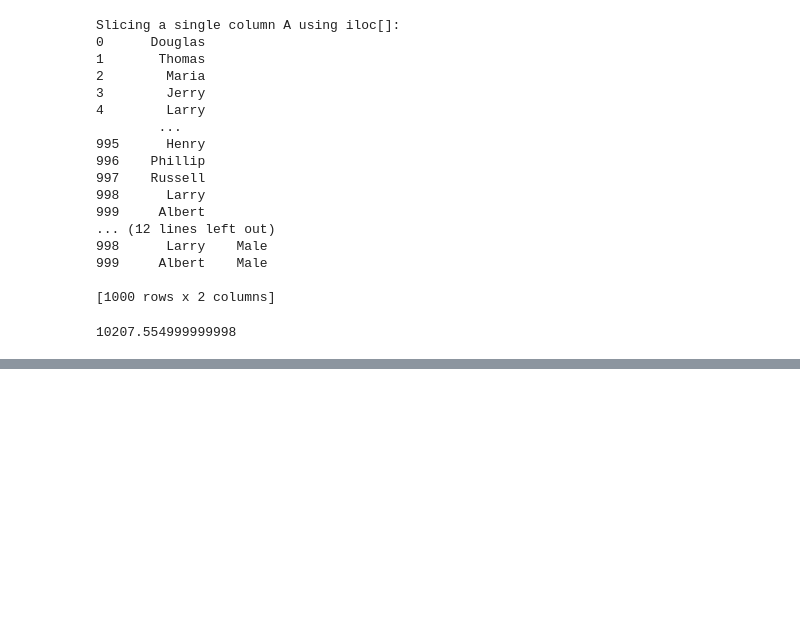
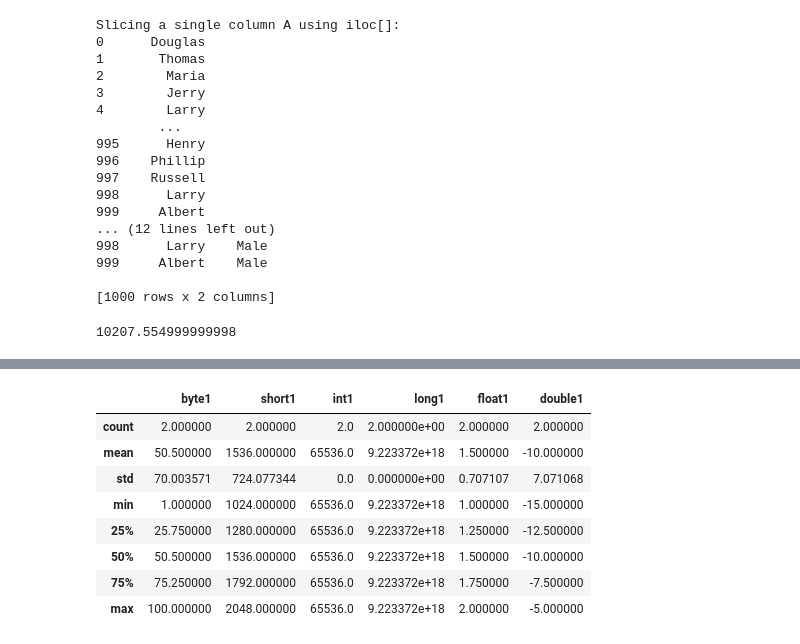
Before and after one commit to rohitbapuraoyadav-dev/infy-train, a Jupyter notebook: Pandas/usedataframes.ipynb, the cells around one changed output, grey strips where cells are left out. Saved outputs shown, nothing was run; the diff lists cells and outputs as text; code cells hidden in the pictures; blank space fills up the shorter version.

```diff
--- a/Pandas/usedataframes.ipynb
+++ b/Pandas/usedataframes.ipynb
@@ -240,0 +357,13 @@ Slicing a single column A using iloc[]:
+# %%
+orc1df=pd.read_orc("orc_test1_sample.orc")
+orc1df.describe()
+# %% [output]
+|  | byte1 | short1 | int1 | long1 | float1 | double1 |
+| count | 2.000000 | 2.000000 | 2.0 | 2.000000e+00 | 2.000000 | 2.000000 |
+| mean | 50.500000 | 1536.000000 | 65536.0 | 9.223372e+18 | 1.500000 | -10.000000 |
+| std | 70.003571 | 724.077344 | 0.0 | 0.000000e+00 | 0.707107 | 7.071068 |
+| min | 1.000000 | 1024.000000 | 65536.0 | 9.223372e+18 | 1.000000 | -15.000000 |
+| 25% | 25.750000 | 1280.000000 | 65536.0 | 9.223372e+18 | 1.250000 | -12.500000 |
+| 50% | 50.500000 | 1536.000000 | 65536.0 | 9.223372e+18 | 1.500000 | -10.000000 |
+| 75% | 75.250000 | 1792.000000 | 65536.0 | 9.223372e+18 | 1.750000 | -7.500000 |
+| max | 100.000000 | 2048.000000 | 65536.0 | 9.223372e+18 | 2.000000 | -5.000000 |
```
Also changed, not shown: parts of 22 cells of this notebook, 24 other files.
